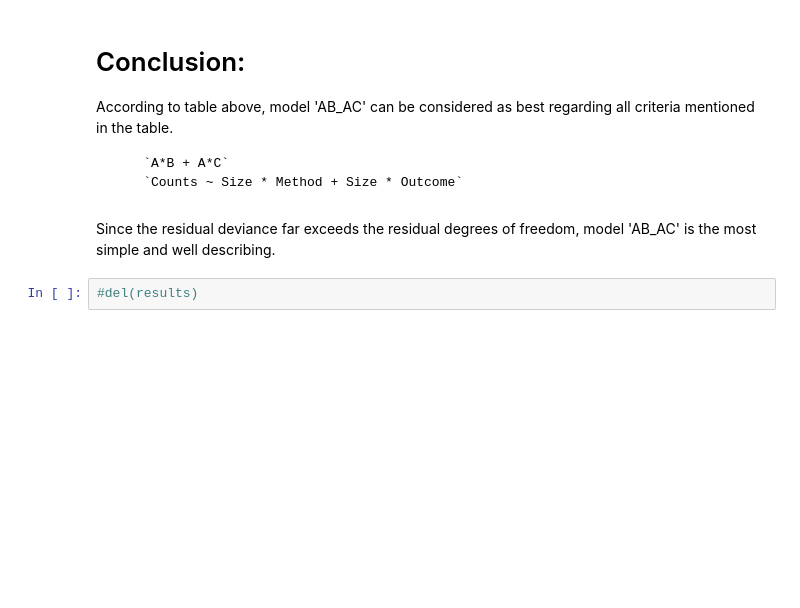
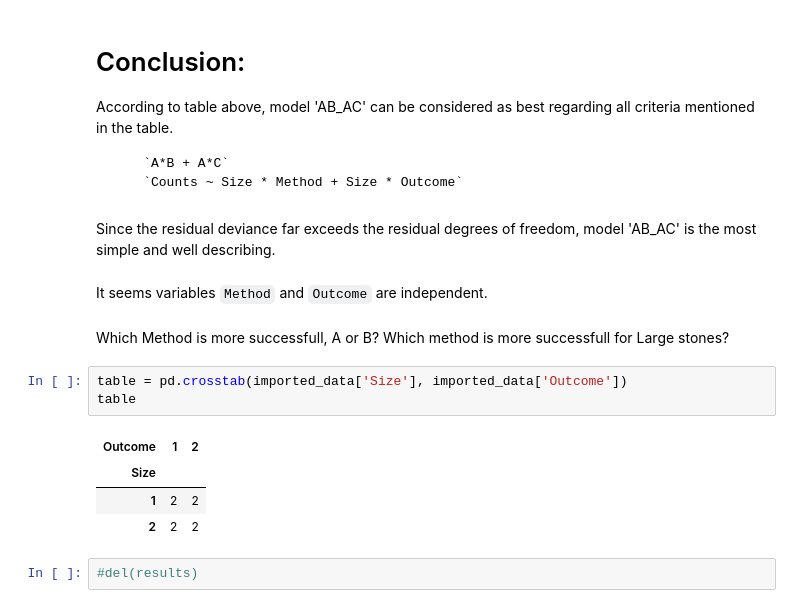
Before and after one commit to aleksejalex/special-octo-engine, a Jupyter notebook: ZLMA_DU_Gaj_ex11.ipynb, the cells around one changed output. Drawn from its saved outputs; the diff is of its cells as text; blank space fills up the shorter version.

```diff
--- a/ZLMA_DU_Gaj_ex11.ipynb
+++ b/ZLMA_DU_Gaj_ex11.ipynb
@@ -372,6 +372,18 @@ According to table above, model 'AB_AC' can be considered as best regarding all
         `Counts ~ Size * Method + Size * Outcome`
 # %% [markdown]
 Since the residual deviance far exceeds the residual degrees of freedom, model 'AB_AC' is the most simple and well describing.
+# %% [markdown]
+It seems variables `Method` and `Outcome` are independent.
+# %% [markdown]
+Which Method is more successfull, A or B? Which method is more successfull for Large stones?
+# %%
+table = pd.crosstab(imported_data['Size'], imported_data['Outcome'])
+table
+# %% [output]
+| Outcome | 1 | 2 |
+| Size |  |  |
+| 1 | 2 | 2 |
+| 2 | 2 | 2 |
 # %%
 #del(results)
 # %% [markdown]
```
